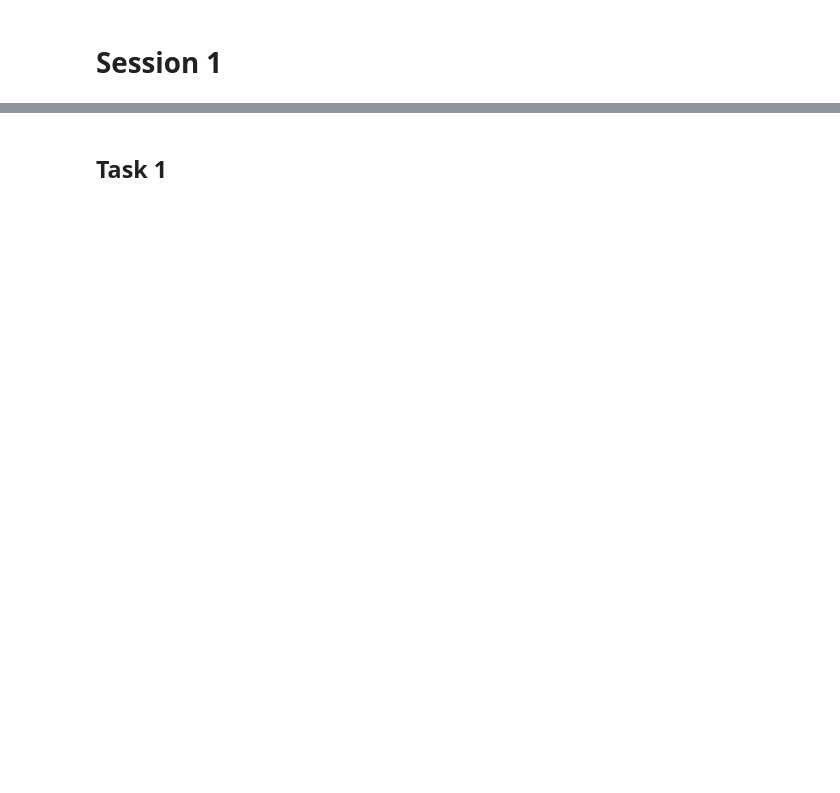
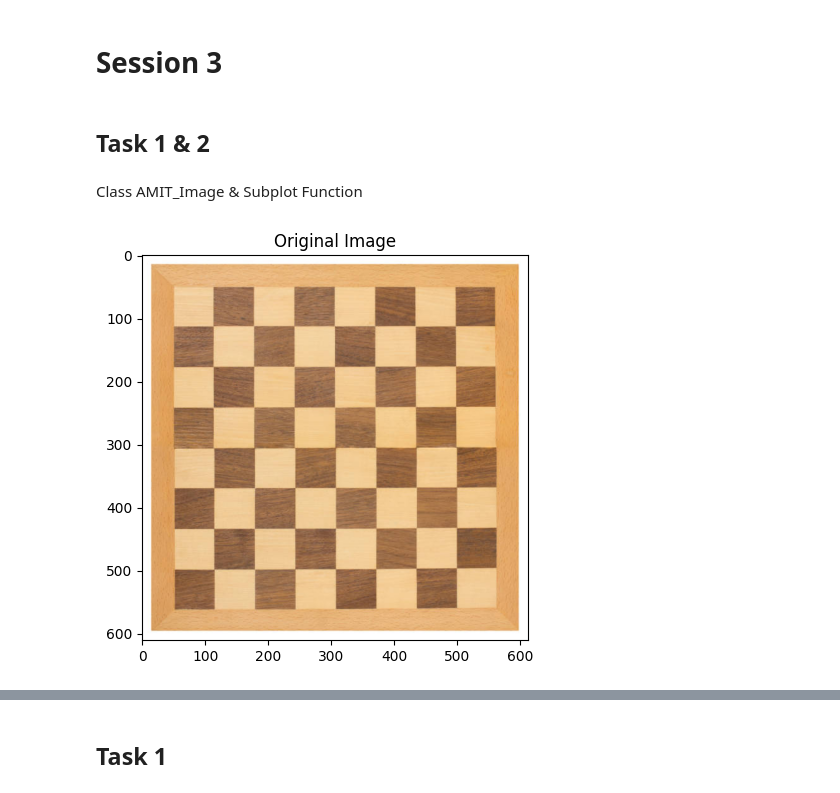
Before and after one commit to YehiaEhab16/AMIT_Projects_Machine_Learning, a Jupyter notebook: Computer Vision/Assignment 13/Edge_Detection.ipynb, the cells around one changed output, grey strips where cells are left out. Saved outputs shown, nothing was run; the diff lists cells and outputs as text; code cells hidden in the pictures; blank space fills up the shorter version.

```diff
--- a/Computer Vision/Assignment 13/Edge_Detection.ipynb
+++ b/Computer Vision/Assignment 13/Edge_Detection.ipynb
@@ -41,2 +8,6 @@ task3_gray = cv2.cvtColor(task3, cv2.COLOR_BGR2GRAY)
 # %% [markdown]
-# Session 1
+# Session 3
+# %% [markdown]
+## Task 1 & 2
+# %% [markdown]
+Class AMIT_Image & Subplot Function
@@ -42,0 +108,5 @@ task3_gray = cv2.cvtColor(task3, cv2.COLOR_BGR2GRAY)
+# %%
+Image1 = AMIT_Image('Chess.jpg')
+Image1.display(title='Original Image')
+# %% [output]
+[figure, added]
```
Also changed, not shown: parts of 69 cells of this notebook, 6 other files.
